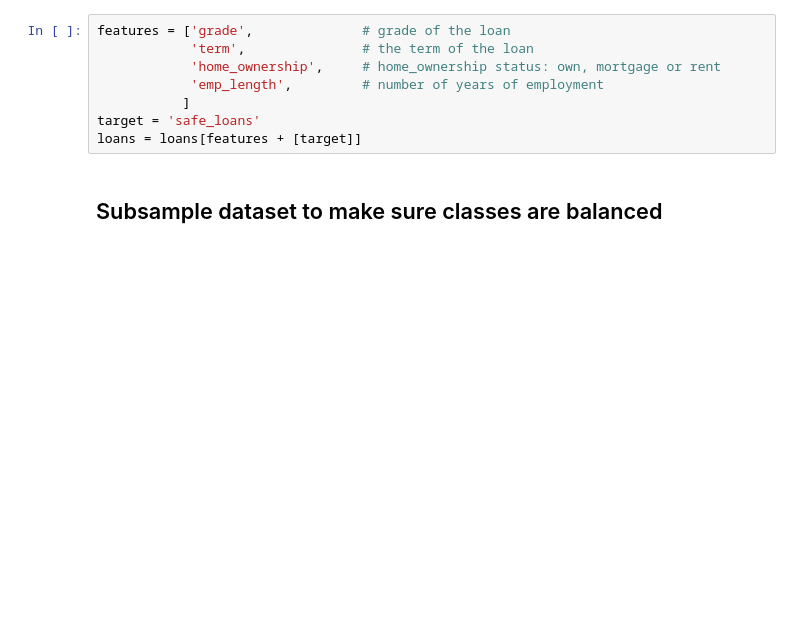
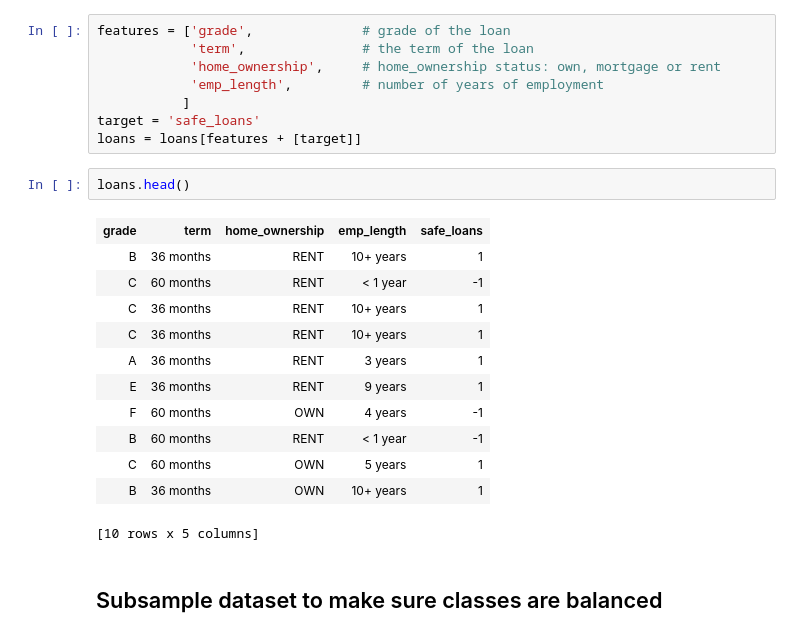
Before and after one commit to FrankBlood/Machine-Learning-Specialization, a Jupyter notebook: module-6-decision-tree-practical-assignment-blank.ipynb, the cells around one changed output. Drawn from its saved outputs; the diff is of its cells as text; blank space fills up the shorter version.

```diff
--- a/module-6-decision-tree-practical-assignment-blank.ipynb
+++ b/module-6-decision-tree-practical-assignment-blank.ipynb
@@ -46,6 +116,21 @@ features = ['grade',              # grade of the loan
            ]
 target = 'safe_loans'
 loans = loans[features + [target]]
+# %%
+loans.head()
+# %% [output]
+| grade | term | home_ownership | emp_length | safe_loans |
+| B | 36 months | RENT | 10+ years | 1 |
+| C | 60 months | RENT | < 1 year | -1 |
+| C | 36 months | RENT | 10+ years | 1 |
+| C | 36 months | RENT | 10+ years | 1 |
+| A | 36 months | RENT | 3 years | 1 |
+| E | 36 months | RENT | 9 years | 1 |
+| F | 60 months | OWN | 4 years | -1 |
+| B | 60 months | RENT | < 1 year | -1 |
+| C | 60 months | OWN | 5 years | 1 |
+| B | 36 months | OWN | 10+ years | 1 |
+[10 rows x 5 columns]
 # %% [markdown]
 ## Subsample dataset to make sure classes are balanced
 # %% [markdown]
```
Also changed, not shown: parts of 18 cells of this notebook.
